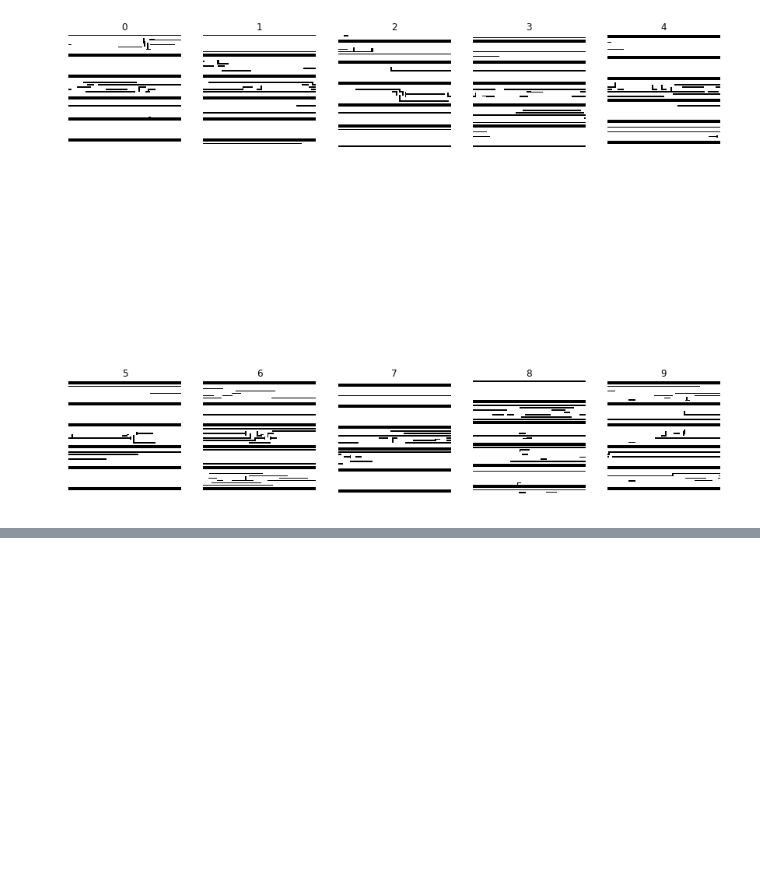
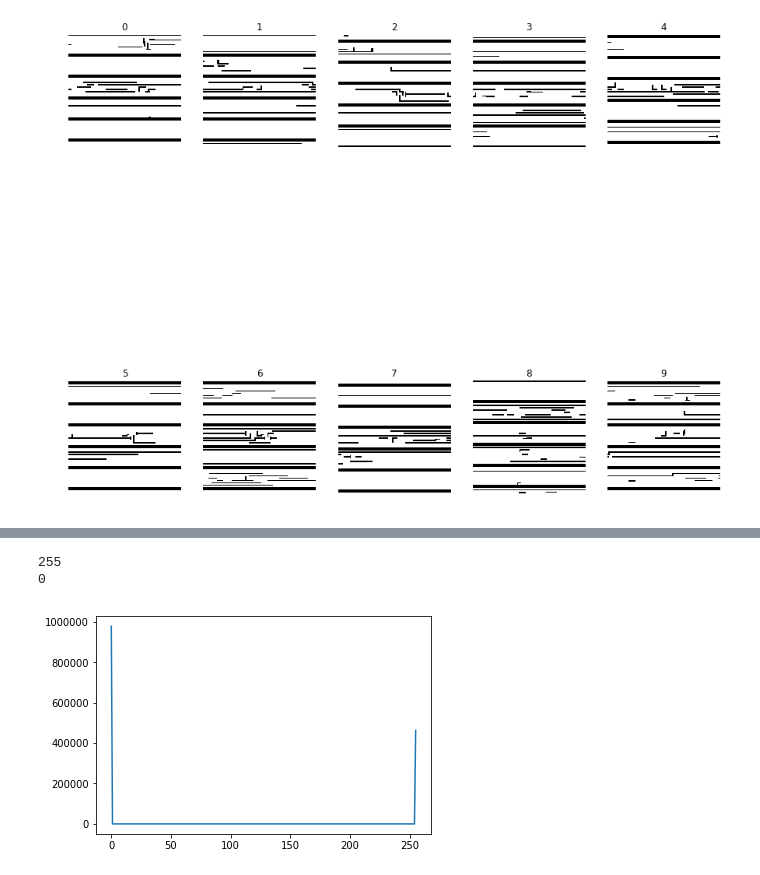
Before and after one commit to RayMick/LHD, a Jupyter notebook: Hotspot_detection.ipynb, the cells around one changed output, grey strips where cells are left out. Saved outputs shown, nothing was run; the diff lists cells and outputs as text; code cells hidden in the pictures; blank space fills up the shorter version.

```diff
--- a/Hotspot_detection.ipynb
+++ b/Hotspot_detection.ipynb
@@ -45,0 +64,13 @@ print(test_img.shape)
+# %%
+# Plot the image histogram to confirm that there are pixels with 0(black) and 255(white) values
+print(crop_img_list[0].max())
+print(crop_img_list[0].min())
+#cv2.calcHist(images, channels, mask, histSize, ranges[, hist[, accumulate]])
+hist = cv2.calcHist([crop_img_list[0]],[0],None,[256],[0,256])
+plt.plot(hist)
+#plt.hist(crop_img_list[0].ravel(),256,[0,256])
+plt.show()
+# %% [output]
+255
+0
+[figure, added]
```
Also changed, not shown: parts of 2 cells of this notebook.
